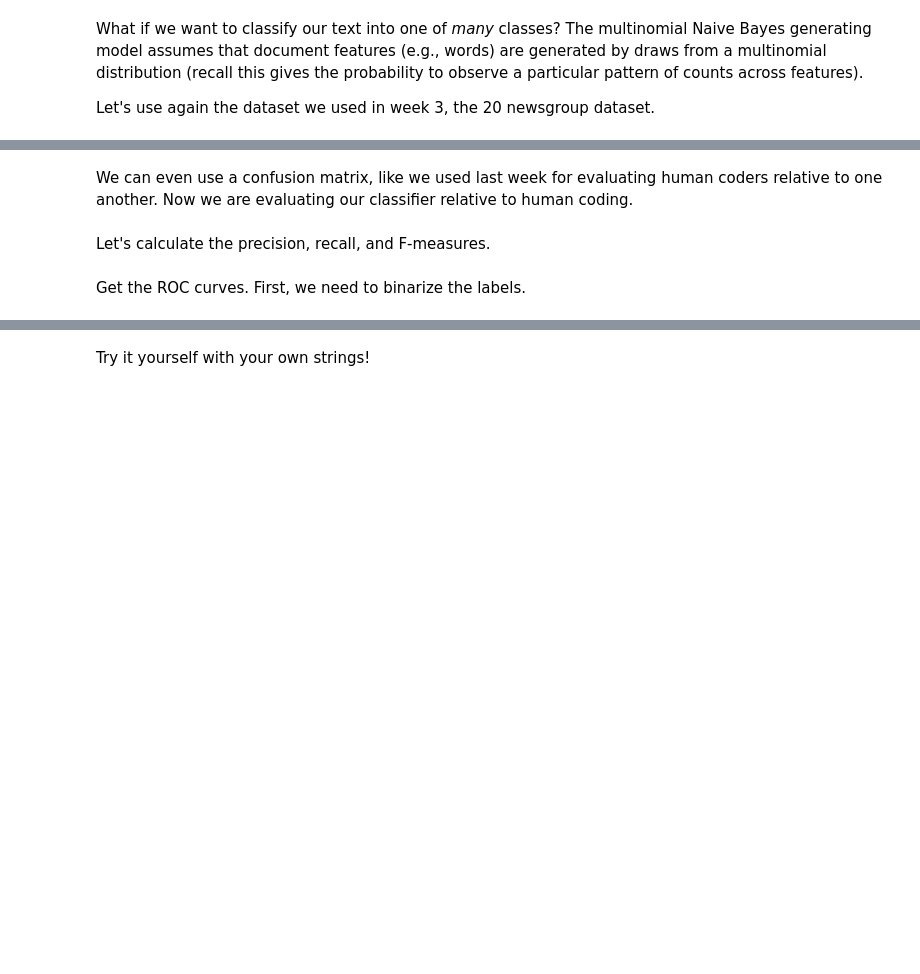
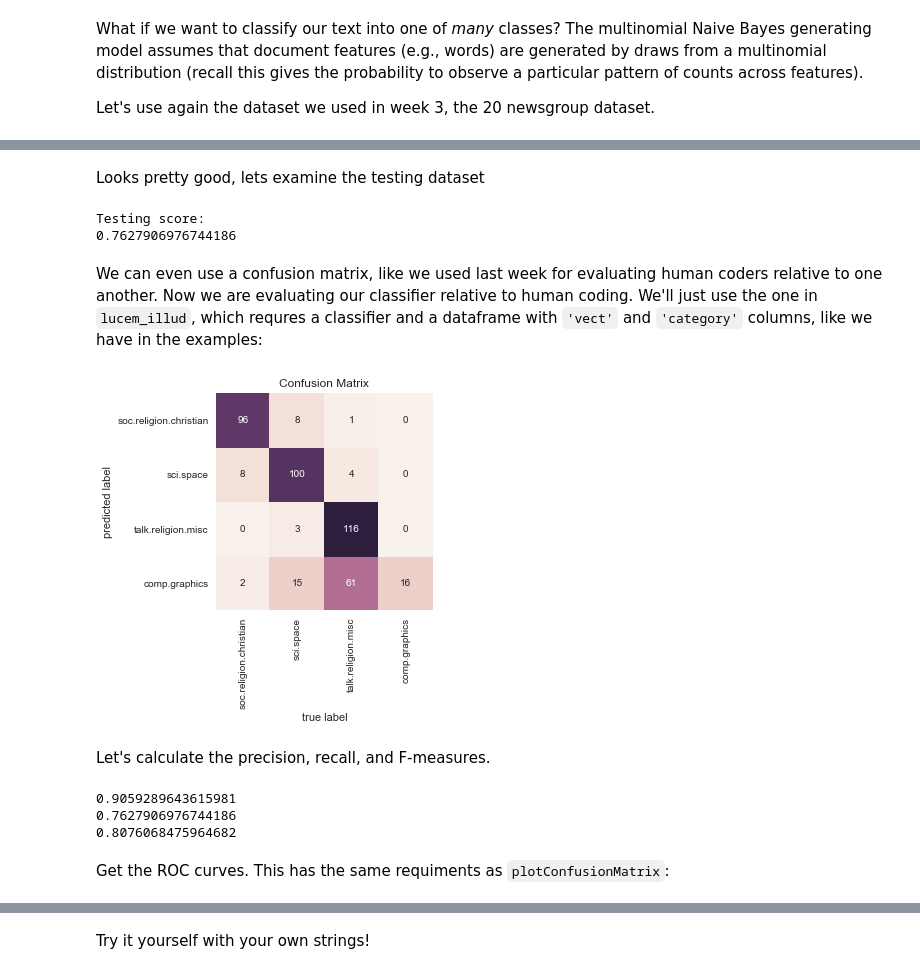
Before and after one commit to 1yangdongchen/Upcoming, a Jupyter notebook: 6-Classification/6-Classification_RE.ipynb, the cells around one changed output, grey strips where cells are left out. Saved outputs shown, nothing was run; the diff lists cells and outputs as text; code cells hidden in the pictures; blank space fills up the shorter version.

Commit message:
Done up to Decision trees, need to talk over what to do from here

```diff
--- a/6-Classification/6-Classification_RE.ipynb
+++ b/6-Classification/6-Classification_RE.ipynb
@@ -573,0 +586,4 @@ labels.size
+# %%
+TFVectorizer_ng = sklearn.feature_extraction.text.TfidfVectorizer(max_df=100, min_df=2, stop_words='english', norm='l2')
+TFVects_ng = TFVectorizer_ng.fit_transform(train_ng_df['text'])
+train_ng_df['vect'] = [np.array(v).flatten() for v in TFVects_ng.todense()]
@@ -573,0 +592,3 @@ labels.size
+# %%
+MultinomialNB_ng = sklearn.naive_bayes.MultinomialNB()
+MultinomialNB_ng.fit(np.stack(train_ng_df['vect'], axis = 0), train_ng_df['category'])
@@ -574,2 +620,20 @@ labels.size
+# %% [markdown]
+Looks pretty good, lets examine the testing dataset
+# %%
+test_ng_df['vect'] = [np.array(v).flatten() for v in TFVects_ng.todense()]
+# %%
+#Create vectors
+TFVects_test = TFVectorizer_ng.transform(test_ng_df['text'])
+test_ng_df['vect'] = [np.array(v).flatten() for v in TFVects_test.todense()]
+
+#Add to df
+test_ng_df['nb_predict'] = MultinomialNB_ng.predict(np.stack(test_ng_df['vect'], axis=0))
+
+#Test
+print("Testing score:")
+print(MultinomialNB_ng.score(np.stack(test_ng_df['vect'], axis=0), test_ng_df['category']))
+# %% [output]
+Testing score:
+0.7627906976744186
 # %% [markdown]
-We can even use a confusion matrix, like we used last week for evaluating human coders relative to one another. Now we are evaluating our classifier relative to human coding.
+We can even use a confusion matrix, like we used last week for evaluating human coders relative to one another. Now we are evaluating our classifier relative to human coding. We'll just use the one in `lucem_illud`, which requres a classifier and a dataframe with `'vect'` and `'category'` columns, like we have in the examples:
@@ -582,9 +640,16 @@ plt.ylabel('predicted label');
+# %%
+lucem_illud.plotConfusionMatrix(MultinomialNB_ng, test_ng_df)
+# %% [output]
+[figure, added]
 # %% [markdown]
 Let's calculate the precision, recall, and F-measures.
 # %%
-print(sklearn.metrics.precision_score(test.target, labels, average = 'weighted')) #precision
-print(sklearn.metrics.recall_score(test.target, labels, average = 'weighted')) #recall
-print(sklearn.metrics.f1_score(test.target, labels, average = 'weighted')) #F-1 measure
+print(sklearn.metrics.precision_score(test_ng_df['nb_predict'], test_ng_df['category'], average = 'weighted')) #precision
+print(sklearn.metrics.recall_score(test_ng_df['nb_predict'], test_ng_df['category'], average = 'weighted')) #recall
+print(sklearn.metrics.f1_score(test_ng_df['nb_predict'], test_ng_df['category'], average = 'weighted')) #F-1 measure
+# %% [output]
+0.9059289643615981
+0.7627906976744186
+0.8076068475964682
 # %% [markdown]
-Get the ROC curves.
-First, we need to binarize the labels.
+Get the ROC curves. This has the same requiments as `plotConfusionMatrix`:
```
Also changed, not shown: parts of 62 cells of this notebook.
